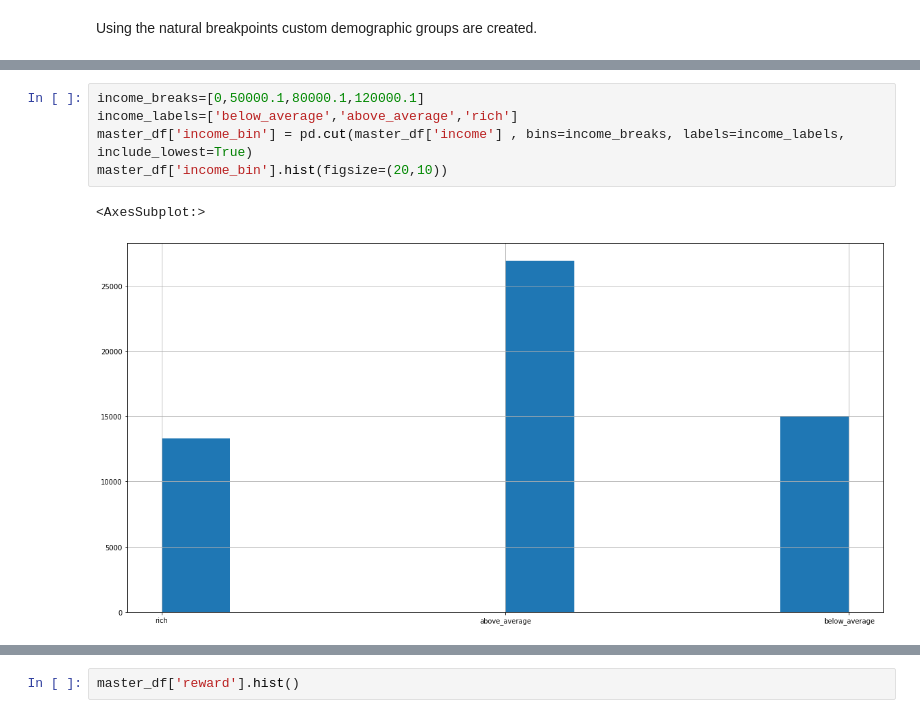
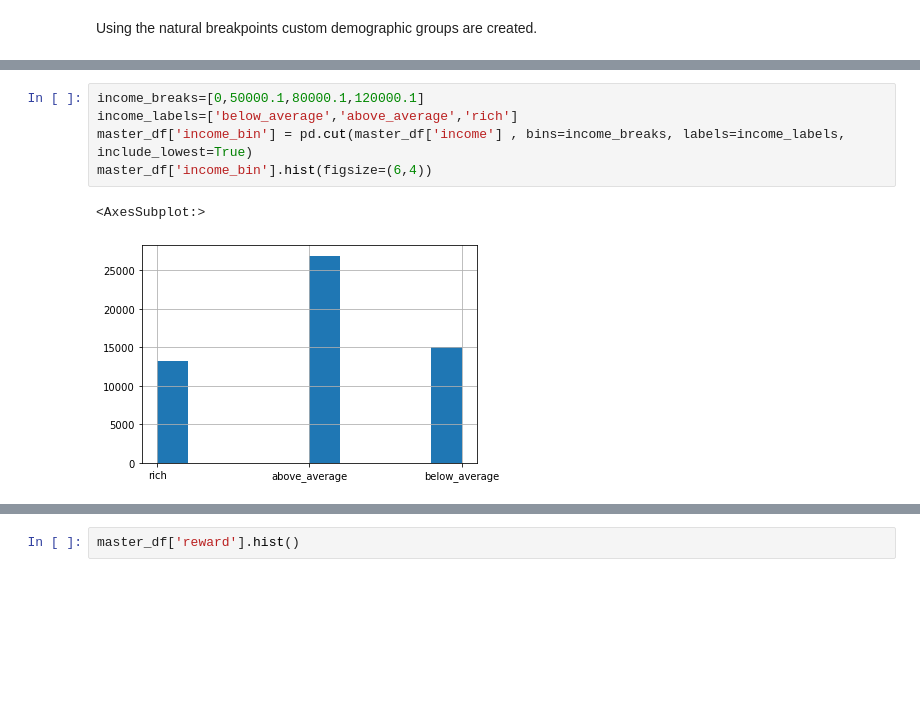
Before and after one commit to Krishna5972/Starbucks-Offer-Optimization, a Jupyter notebook: Cleaning and Analysis.ipynb, the cells around one changed output, grey strips where cells are left out. Cells and saved outputs as stored; diff of their text form; blank space fills up the shorter version.

```diff
--- a/Cleaning and Analysis.ipynb
+++ b/Cleaning and Analysis.ipynb
@@ -1482,9 +1536,9 @@ master_df['income'].hist()
 # %%
 income_breaks=[0,50000.1,80000.1,120000.1]
 income_labels=['below_average','above_average','rich']
 master_df['income_bin'] = pd.cut(master_df['income'] , bins=income_breaks, labels=income_labels, include_lowest=True)
-master_df['income_bin'].hist(figsize=(20,10))
+master_df['income_bin'].hist(figsize=(6,4))
 # %% [output]
 <AxesSubplot:>
-[figure, old version]
+[figure, new version]
 # %%
```
Also changed, not shown: parts of 34 cells of this notebook.
